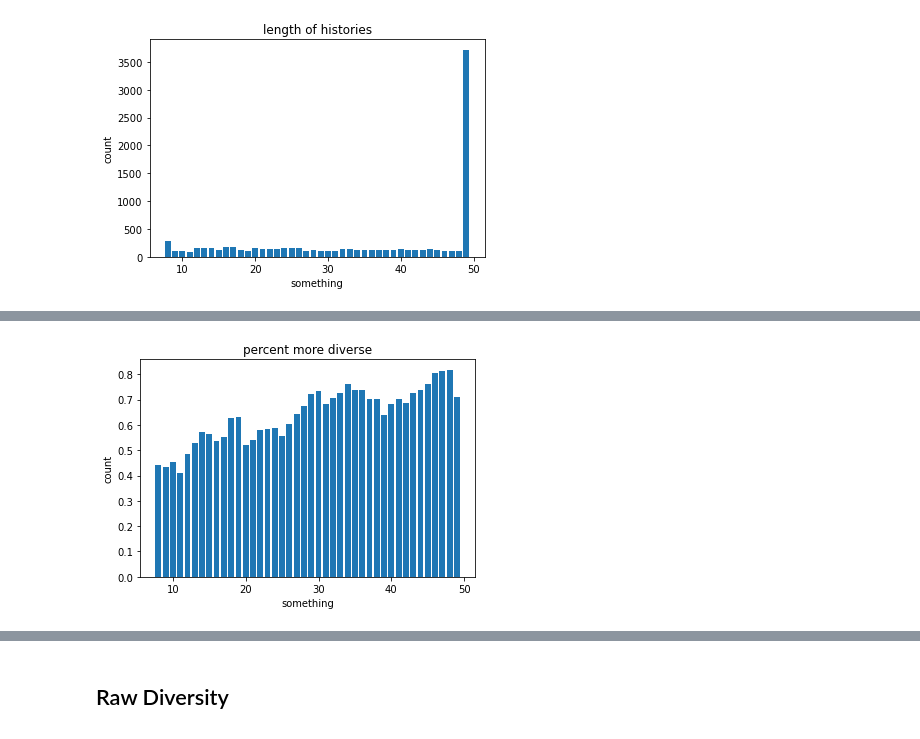
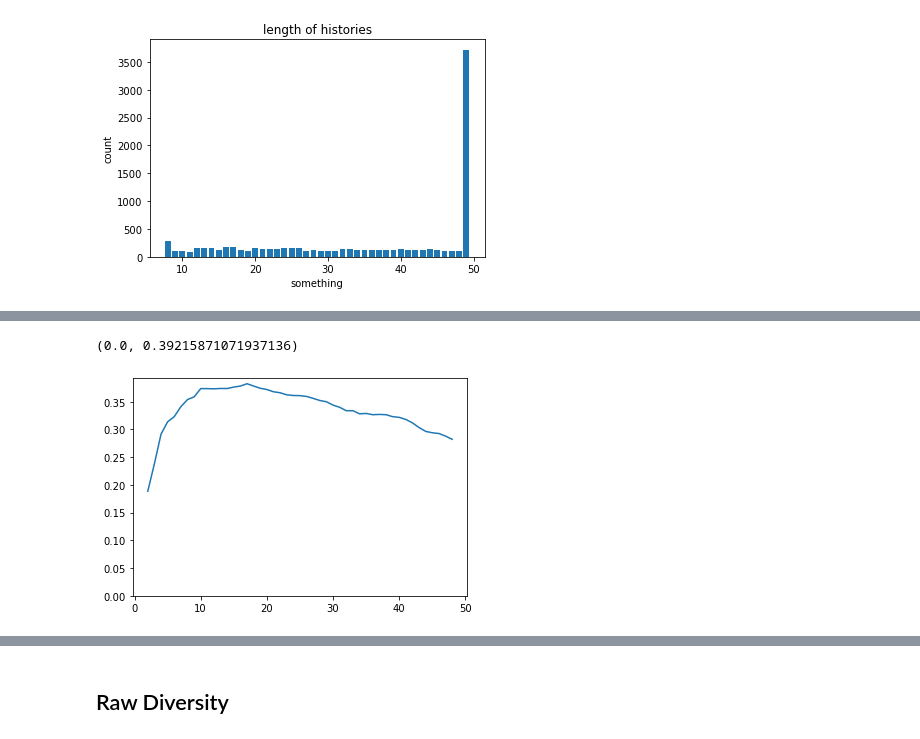
Before and after one commit to vivek2000anand/recsys-filterbubbles, a Jupyter notebook: myang_code_refactor/final_analysis/plotting_filter_bubble_experiments_104k_v3.ipynb, the cells around one changed output, grey strips where cells are left out. Cells and saved outputs as stored; diff of their text form; code cells hidden in the pictures.

```diff
--- a/myang_code_refactor/final_analysis/plotting_filter_bubble_experiments_104k_v3.ipynb
+++ b/myang_code_refactor/final_analysis/plotting_filter_bubble_experiments_104k_v3.ipynb
@@ -254,13 +268,0 @@ plot_counts(hm, 'percent less diverse')
-# %%
-hm = defaultdict(int)
-tot = defaultdict(int)
-for i in range(len(prev_comm)):
-    c1, c2 = prev_comm[i], pred_comm[i]
-#     if len(set(c1)) == len(set(c2)):
-    if shannon_index(c2, community_dict) == shannon_index(c1, community_dict):
-        hm[len(c1)] += 1
-    tot[len(c1)] += 1
-
-for k in hm:
-    hm[k] = hm[k] / tot[k]
-plot_counts(hm, 'percent equally diverse')
@@ -269,15 +269,9 @@ plot_counts(hm, 'percent equally diverse')
-# %%
-hm = defaultdict(int)
-tot = defaultdict(int)
-for i in range(len(prev_comm)):
-    c1, c2 = prev_comm[i], pred_comm[i]
-#     if len(set(c2)) > len(set(c1)):
-    if shannon_index(c2, community_dict) > shannon_index(c1, community_dict):
-        hm[len(c1)] += 1
-    tot[len(c1)] += 1
-
-for k in hm:
-    hm[k] = hm[k] / tot[k]
-plot_counts(hm, 'percent more diverse')
-# %% [output]
-[figure, removed]
+# %%
+x, y = list(hm.keys()), list(hm.values())
+fig = plt.figure()
+ax = plt.axes()
+ax.plot(sorted(x), [hm[i] for i in sorted(x)])
+ax.set_ylim(ymin=0)
+# %% [output]
+(0.0, 0.39215871071937136)
+[figure, added]
```
Also changed, not shown: parts of 58 cells of this notebook, 16 other files.
